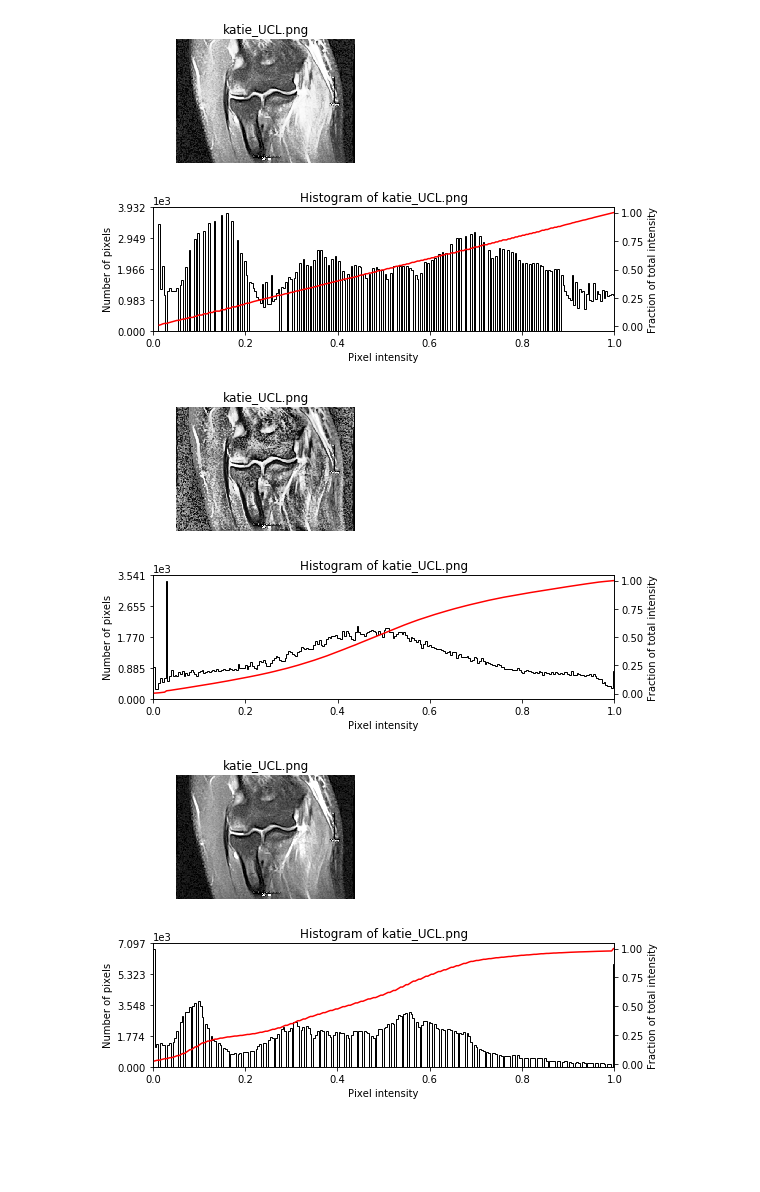
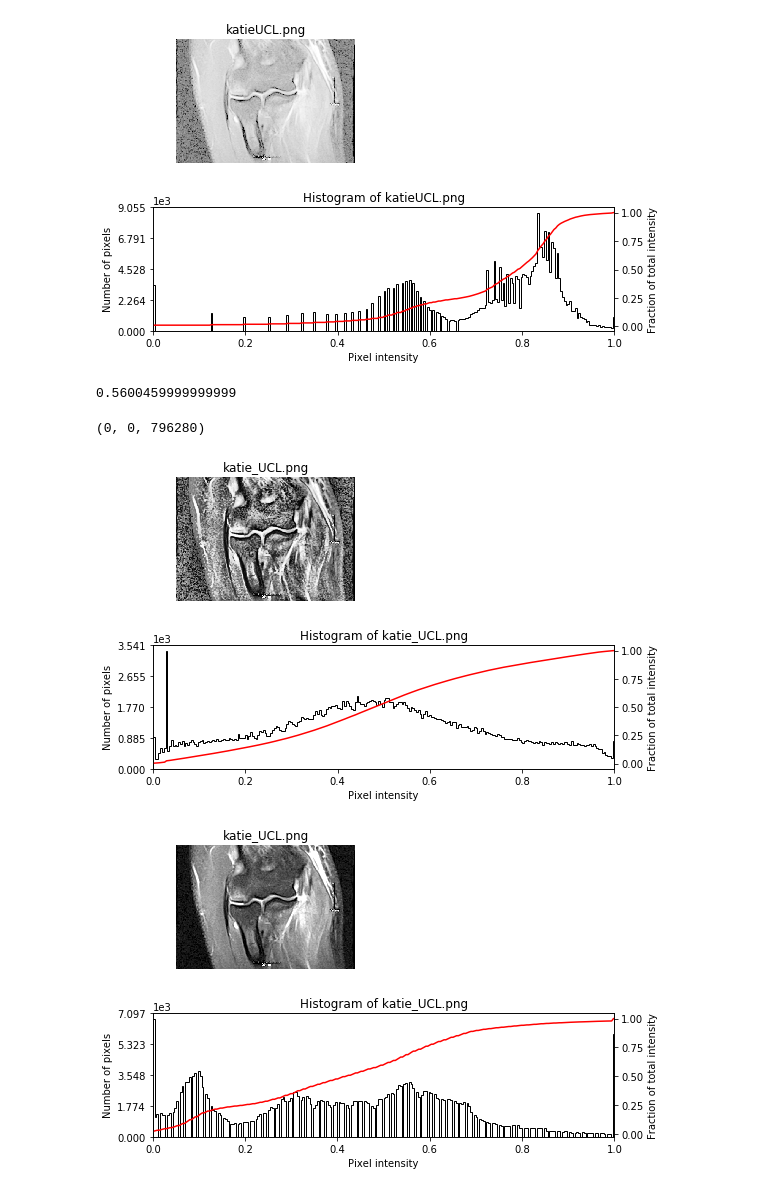
Before and after one commit to kmc97/ImageProcessorS18, a Jupyter notebook: image_processing/img_process.ipynb, the cells around one changed output. Drawn from its saved outputs; the diff is of its cells as text; code cells hidden in the pictures; blank space fills up the shorter version.

```diff
--- a/image_processing/img_process.ipynb
+++ b/image_processing/img_process.ipynb
@@ -8,11 +10,17 @@ array = image_to_b64('UCL.jpg')
+# %%
+t = process_log_compression('katieUCL', array, ".png")
+# %% [output]
+[figure, added]
+# %%
+seconds[2]*0.000001
+# %% [output]
+0.5600459999999999
 # %%
-t=process_histogram_equalization('katie_UCL', array, ".png")
+t=process_adapt_equalization('katie_UCL', array, ".png")
+t[2]
 # %% [output]
+(0, 0, 796280)
-[figure, old version]
+[figure, new version]
-# %%
-t=process_adapt_equalization('katie_UCL', array, ".png")
-# %% [output]
-[figure, removed]
 # %%
 t=process_contrast_stretch('katie_UCL', array, ".png")
 # %% [output]
```
Also changed, not shown: parts of 8 cells of this notebook, 1 other file.
